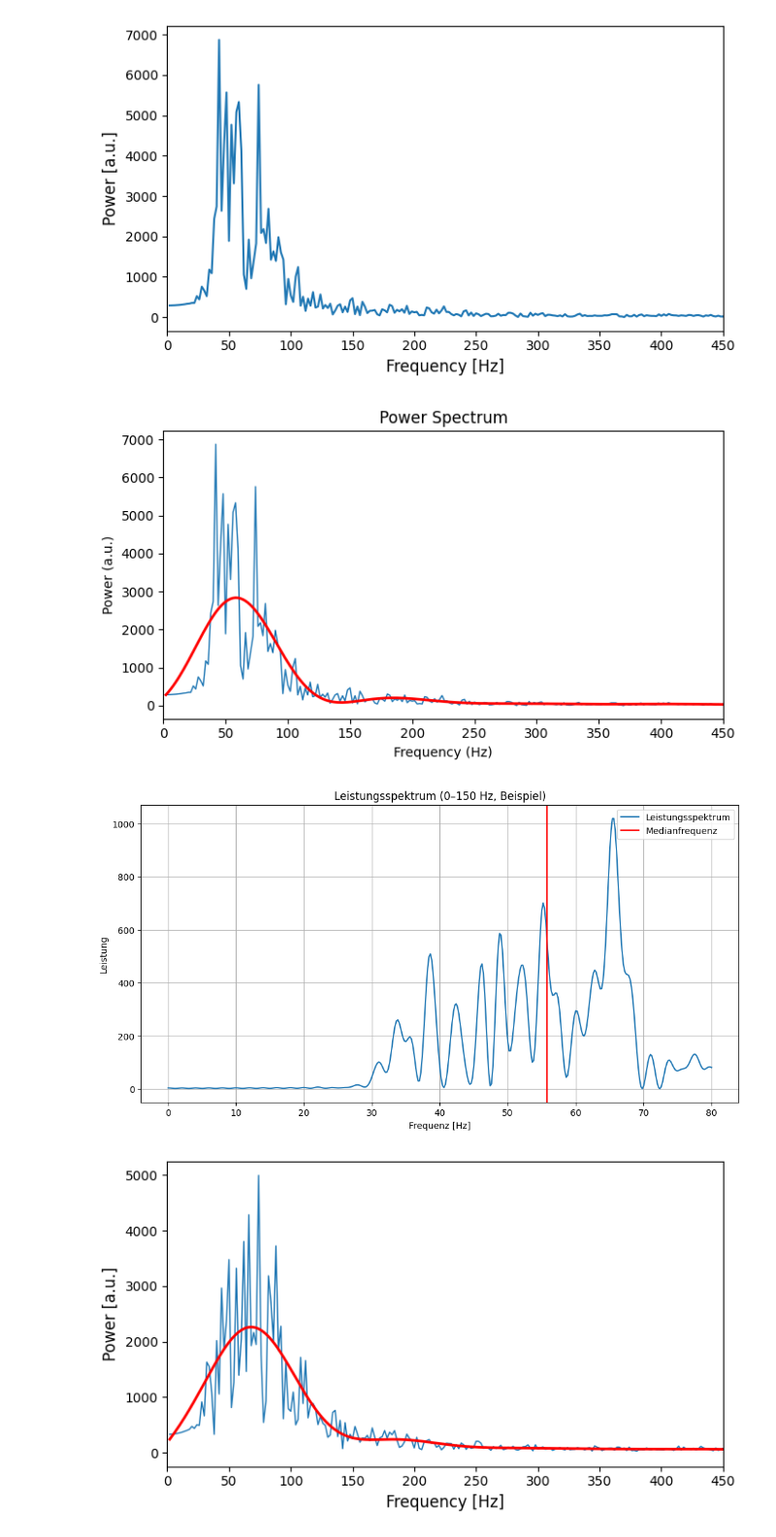
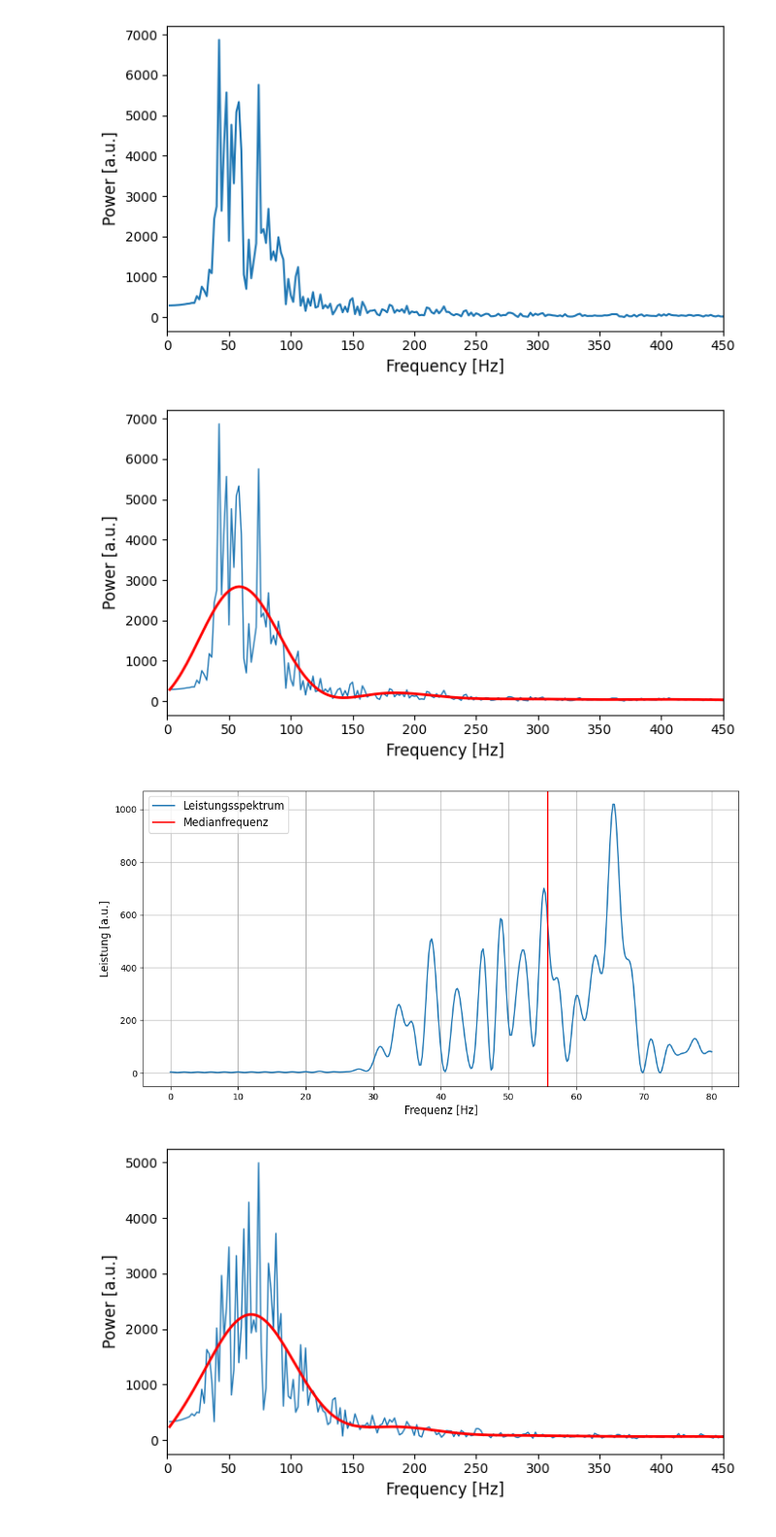
Before and after one commit to Gabse213/Biosignal_Lab_3, a Jupyter notebook: Lab3/MainCode3.ipynb, the cells around one changed output. Shown at 97% size. Cells and saved outputs as stored; diff of their text form; code cells hidden in the pictures.

```diff
--- a/Lab3/MainCode3.ipynb
+++ b/Lab3/MainCode3.ipynb
@@ -456,36 +456,36 @@ def butter_lowpass_filter(x, cutoff_hz, fs, order=4):
 
 # -----------------------------------------
 # Voraussetzung: power, frequencies hast du schon aus get_power()
 # power, frequencies = l3f.get_power(EMGdata, fs)
 # -----------------------------------------
 
 fs = 2000  # deine EMG samplingfreq
 cutoff = 40
 
 frequencies = np.asarray(frequencies, dtype=float)
 power = np.asarray(power, dtype=float)
 
 # (optional aber oft sinnvoll) DC/Offset im Power-Spektrum entfernen
 # power = power - np.min(power)
 
 # Lowpass auf dem Power-Vektor (wie in der Angabe)
 power_smooth = butter_lowpass_filter(power, cutoff_hz=cutoff, fs=fs, order=4)
 
 # (optional) negative Werte durch Filter-Ringing vermeiden
 power_smooth = np.clip(power_smooth, 0, None)
 
 # Plot wie in der Angabe
 plt.figure(figsize=(7,4))
 plt.plot(frequencies, power, linewidth=1)                 # blau: roh
 plt.plot(frequencies, power_smooth, color="red", linewidth=2)  # rot: geglättet
 #plt.title("Power Spectrum")
-plt.xlabel("Frequency (Hz)")
-plt.ylabel("Power (a.u.)")
+plt.xlabel("Frequency [Hz]", fontsize=12)
+plt.ylabel("Power [a.u.]", fontsize=12)
 plt.xlim(0, 450)
 plt.tight_layout()
 plt.show()
 # %% [output]
-[figure, old version]
+[figure, new version]
 # %%
 
 # Frequenzanalyse Funktion
@@ -529,14 +529,14 @@ for i, sig in enumerate(fatigue_filt):
             plt.plot(f_use, p_use, label="Leistungsspektrum")
             plt.axvline(mf, color='r', label="Medianfrequenz")
 
-plt.xlabel("Frequenz [Hz]")
-plt.ylabel("Leistung")
-plt.title("Leistungsspektrum (0–150 Hz, Beispiel)")
-plt.legend()
+plt.xlabel("Frequenz [Hz]", fontsize=12)
+plt.ylabel("Leistung [a.u.]", fontsize=12)
+#plt.title("Leistungsspektrum (0–150 Hz, Beispiel)")
+plt.legend(fontsize=12)
 plt.grid()
 plt.show()
 # %% [output]
-[figure, old version]
+[figure, new version]
 # %%
 # Fatigue Analyse (Experiment 3) Power Spectrum
 import numpy as np
```
